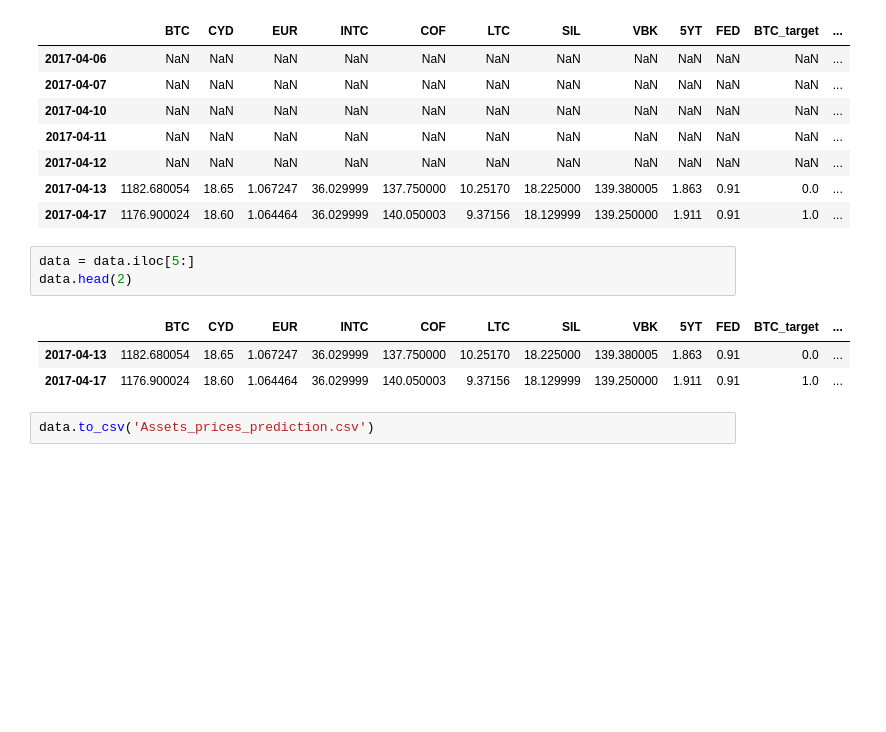
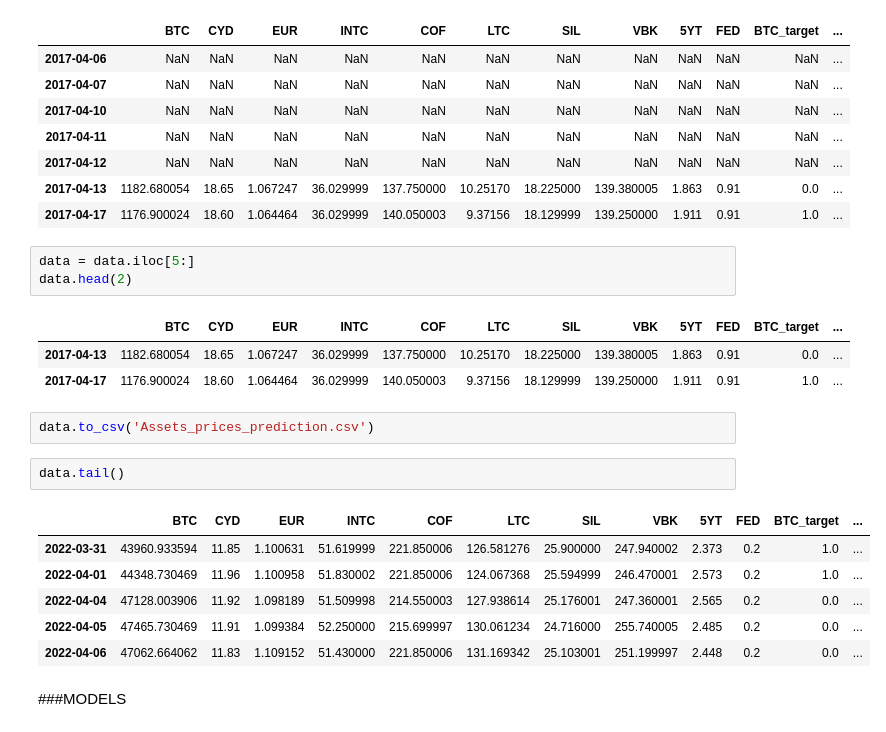
Before and after one commit to tomasz-te/Assets-prices-prediction, a Jupyter notebook: Assets_prices_prediction.ipynb, the cells around one changed output. Cells and saved outputs as stored; diff of their text form; blank space fills up the shorter version.

```diff
--- a/Assets_prices_prediction.ipynb
+++ b/Assets_prices_prediction.ipynb
@@ -150,3 +160,14 @@ data.head(2)
 | 2017-04-17 | 1176.900024 | 18.60 | 1.064464 | 36.029999 | 140.050003 | 9.37156 | 18.129999 | 139.250000 | 1.911 | 0.91 | 1.0 | ... |
 # %%
 data.to_csv('Assets_prices_prediction.csv')
+# %%
+data.tail()
+# %% [output]
+|  | BTC | CYD | EUR | INTC | COF | LTC | SIL | VBK | 5YT | FED | BTC_target | ... |
+| 2022-03-31 | 43960.933594 | 11.85 | 1.100631 | 51.619999 | 221.850006 | 126.581276 | 25.900000 | 247.940002 | 2.373 | 0.2 | 1.0 | ... |
+| 2022-04-01 | 44348.730469 | 11.96 | 1.100958 | 51.830002 | 221.850006 | 124.067368 | 25.594999 | 246.470001 | 2.573 | 0.2 | 1.0 | ... |
+| 2022-04-04 | 47128.003906 | 11.92 | 1.098189 | 51.509998 | 214.550003 | 127.938614 | 25.176001 | 247.360001 | 2.565 | 0.2 | 0.0 | ... |
+| 2022-04-05 | 47465.730469 | 11.91 | 1.099384 | 52.250000 | 215.699997 | 130.061234 | 24.716000 | 255.740005 | 2.485 | 0.2 | 0.0 | ... |
+| 2022-04-06 | 47062.664062 | 11.83 | 1.109152 | 51.430000 | 221.850006 | 131.169342 | 25.103001 | 251.199997 | 2.448 | 0.2 | 0.0 | ... |
+# %% [markdown]
+###MODELS
```
Also changed, not shown: parts of 12 cells of this notebook.
